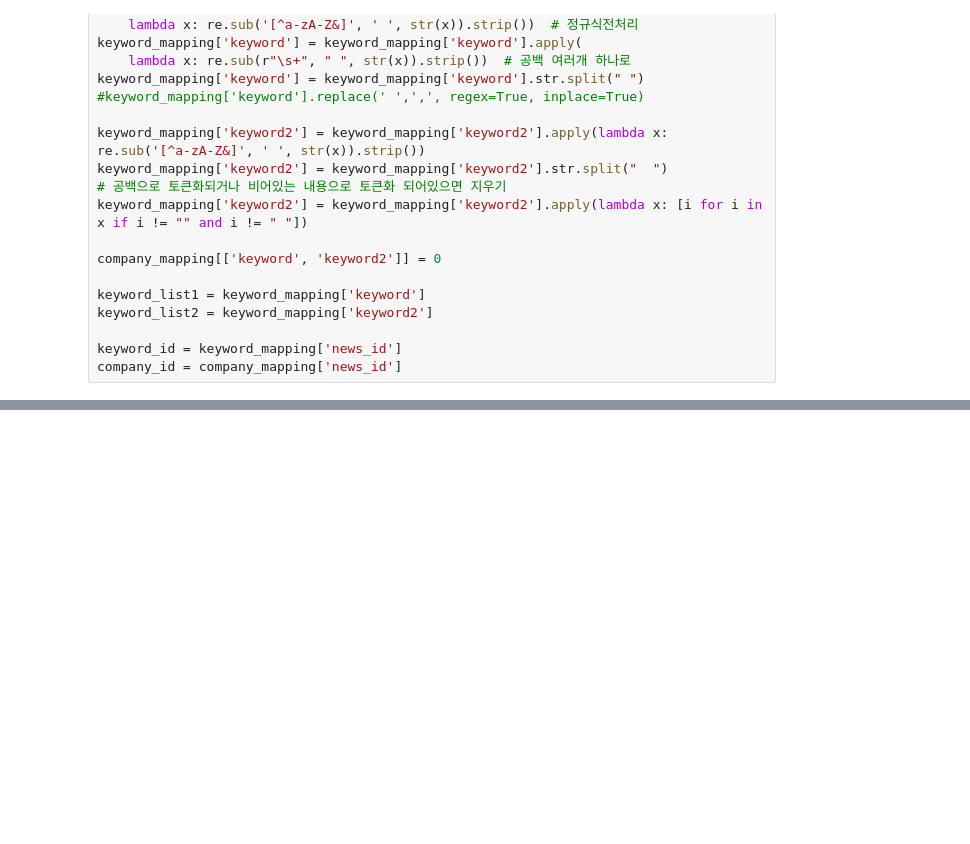
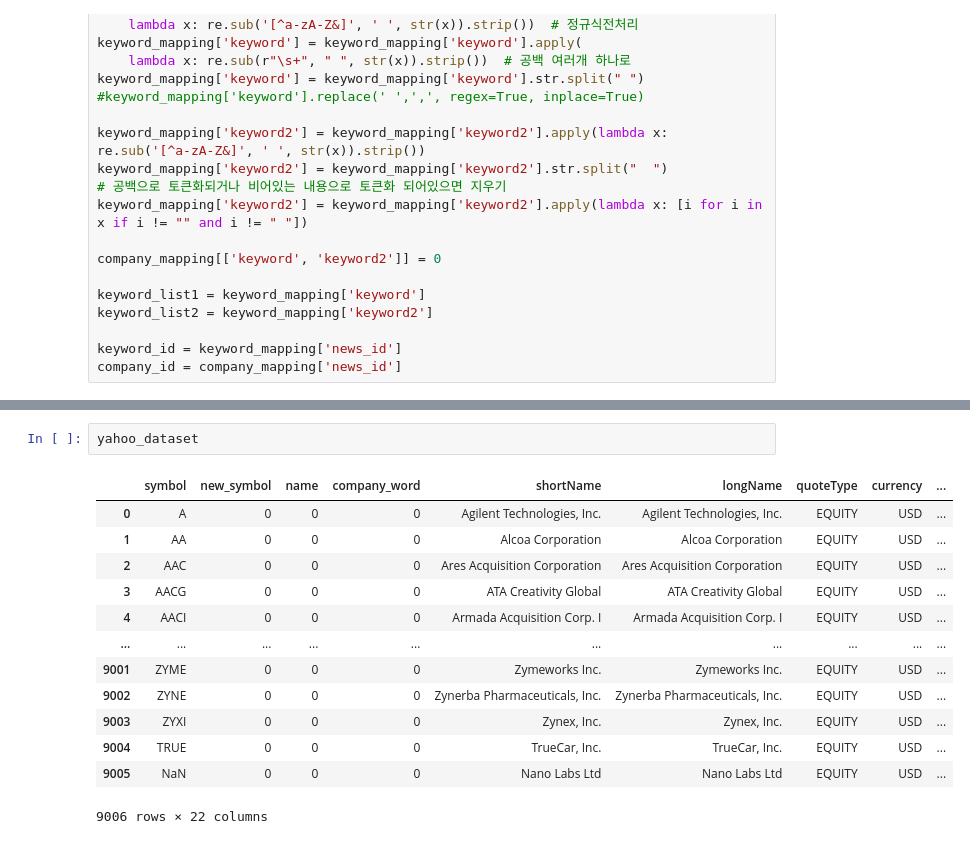
Before and after one commit to yugyeong1/News_raw_data-stock-mapping, a Jupyter notebook: project.ipynb, the cells around one changed output, grey strips where cells are left out. Drawn from its saved outputs; the diff is of its cells as text; blank space fills up the shorter version.

```diff
--- a/project.ipynb
+++ b/project.ipynb
@@ -160,2 +196,18 @@ company_mapping.to_csv('C:/projectnasdaq/project2/company_and_keyword.csv')
+# %%
+yahoo_dataset
+# %% [output]
+|  | symbol | new_symbol | name | company_word | shortName | longName | quoteType | currency | ... |
+| 0 | A | 0 | 0 | 0 | Agilent Technologies, Inc. | Agilent Technologies, Inc. | EQUITY | USD | ... |
+| 1 | AA | 0 | 0 | 0 | Alcoa Corporation | Alcoa Corporation | EQUITY | USD | ... |
+| 2 | AAC | 0 | 0 | 0 | Ares Acquisition Corporation | Ares Acquisition Corporation | EQUITY | USD | ... |
+| 3 | AACG | 0 | 0 | 0 | ATA Creativity Global | ATA Creativity Global | EQUITY | USD | ... |
+| 4 | AACI | 0 | 0 | 0 | Armada Acquisition Corp. I | Armada Acquisition Corp. I | EQUITY | USD | ... |
+| ... | ... | ... | ... | ... | ... | ... | ... | ... | ... |
+| 9001 | ZYME | 0 | 0 | 0 | Zymeworks Inc. | Zymeworks Inc. | EQUITY | USD | ... |
+| 9002 | ZYNE | 0 | 0 | 0 | Zynerba Pharmaceuticals, Inc. | Zynerba Pharmaceuticals, Inc. | EQUITY | USD | ... |
+| 9003 | ZYXI | 0 | 0 | 0 | Zynex, Inc. | Zynex, Inc. | EQUITY | USD | ... |
+| 9004 | TRUE | 0 | 0 | 0 | TrueCar, Inc. | TrueCar, Inc. | EQUITY | USD | ... |
+| 9005 | NaN | 0 | 0 | 0 | Nano Labs Ltd | Nano Labs Ltd | EQUITY | USD | ... |
+9006 rows × 22 columns
 # %%
 # yahoo_dataset 파일 수정 ( -> symbol name 수정 )
```
Also changed, not shown: parts of 19 cells of this notebook.
